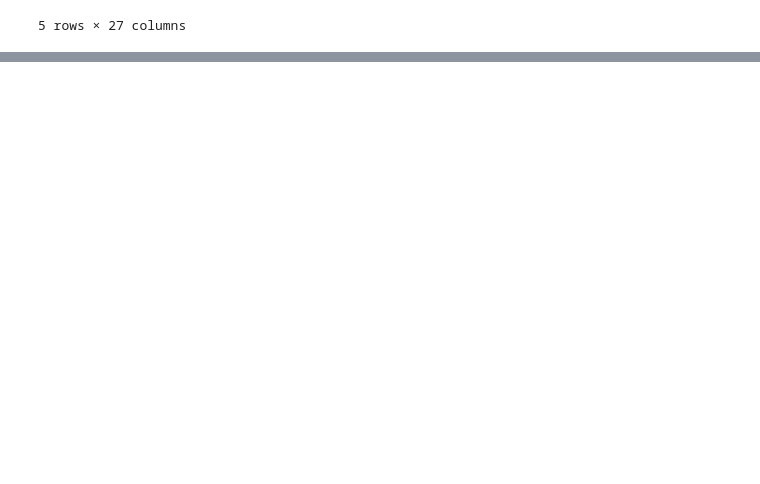
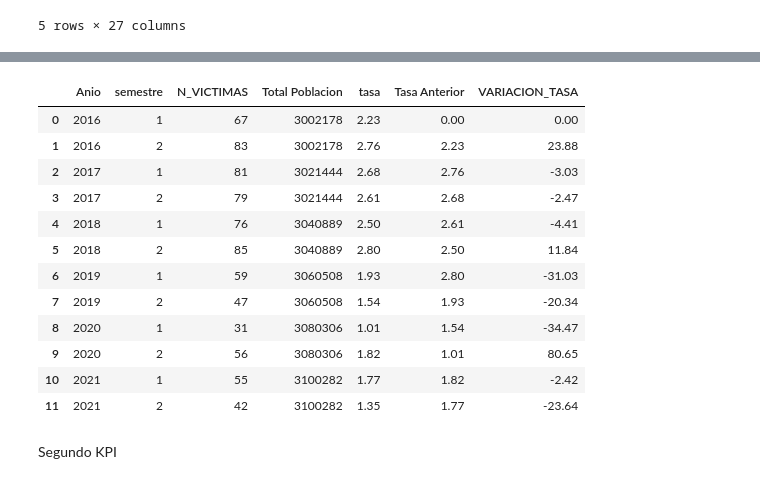
Before and after one commit to ampuedaf/Project2_DataAnalytics_Siniestros, a Jupyter notebook: ETL.ipynb, the cells around one changed output, grey strips where cells are left out. Drawn from its saved outputs; the diff is of its cells as text; code cells hidden in the pictures; blank space fills up the shorter version.

```diff
--- a/ETL.ipynb
+++ b/ETL.ipynb
@@ -260,0 +646,2 @@ dfSummary(homicidios_hecho)
+# %%
+df_siniestros_victimas['VARIACION_TASA'] = (df_siniestros_victimas['tasa'] - df_siniestros_victimas['Tasa Anterior']) / df_siniestros_victimas['Tasa Anterior'] * 100
@@ -260,0 +657,10 @@ dfSummary(homicidios_hecho)
+# %%
+df_siniestros_victimas['VARIACION_TASA'] = df_siniestros_victimas['VARIACION_TASA'].replace([np.inf, -np.inf], 0)
+# %%
+def clean_data(df_siniestros_victimas):
+    # Round column 'VARIACION_TASA' (Number of decimals: 2)
+    df_siniestros_victimas = df_siniestros_victimas.round({'VARIACION_TASA': 2})
+    return df_siniestros_victimas
+
+df_siniestros_victimas = clean_data(df_siniestros_victimas.copy())
+df_siniestros_victimas.head(11)
@@ -260,0 +680,19 @@ dfSummary(homicidios_hecho)
+# %%
+df_siniestros_victimas['tasa'] = df_siniestros_victimas['tasa'].round(2)
+df_siniestros_victimas['Tasa Anterior'] = df_siniestros_victimas['Tasa Anterior'].round(2)
+# %%
+df_siniestros_victimas.head(15)
+# %% [output]
+|  | Anio | semestre | N_VICTIMAS | Total Poblacion | tasa | Tasa Anterior | VARIACION_TASA |
+| 0 | 2016 | 1 | 67 | 3002178 | 2.23 | 0.00 | 0.00 |
+| 1 | 2016 | 2 | 83 | 3002178 | 2.76 | 2.23 | 23.88 |
+| 2 | 2017 | 1 | 81 | 3021444 | 2.68 | 2.76 | -3.03 |
+| 3 | 2017 | 2 | 79 | 3021444 | 2.61 | 2.68 | -2.47 |
+| 4 | 2018 | 1 | 76 | 3040889 | 2.50 | 2.61 | -4.41 |
+| 5 | 2018 | 2 | 85 | 3040889 | 2.80 | 2.50 | 11.84 |
+| 6 | 2019 | 1 | 59 | 3060508 | 1.93 | 2.80 | -31.03 |
+| 7 | 2019 | 2 | 47 | 3060508 | 1.54 | 1.93 | -20.34 |
+| 8 | 2020 | 1 | 31 | 3080306 | 1.01 | 1.54 | -34.47 |
+| 9 | 2020 | 2 | 56 | 3080306 | 1.82 | 1.01 | 80.65 |
+| 10 | 2021 | 1 | 55 | 3100282 | 1.77 | 1.82 | -2.42 |
+| 11 | 2021 | 2 | 42 | 3100282 | 1.35 | 1.77 | -23.64 |
@@ -260,0 +701,2 @@ dfSummary(homicidios_hecho)
+# %% [markdown]
+Segundo KPI
```
Also changed, not shown: parts of 74 cells of this notebook, 19 other files.
